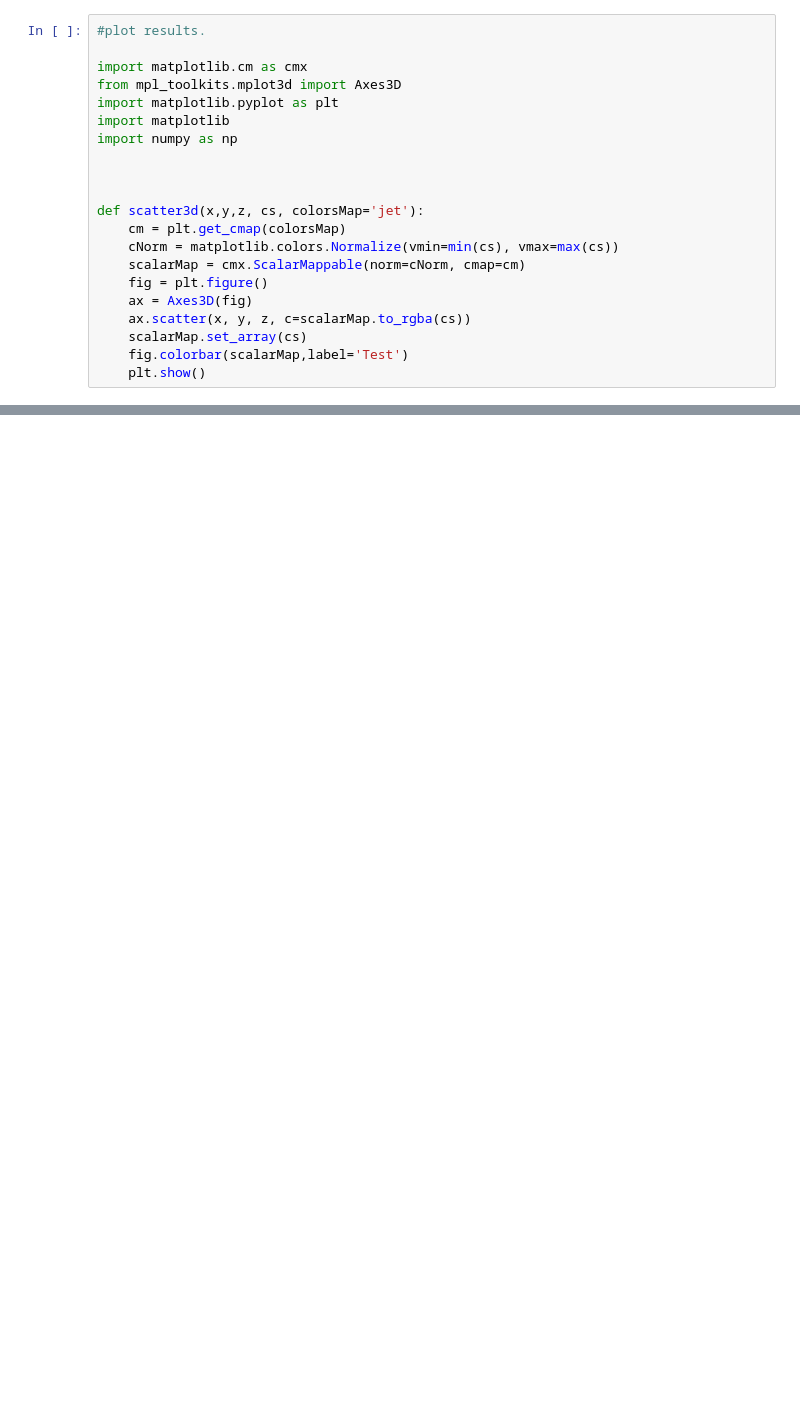
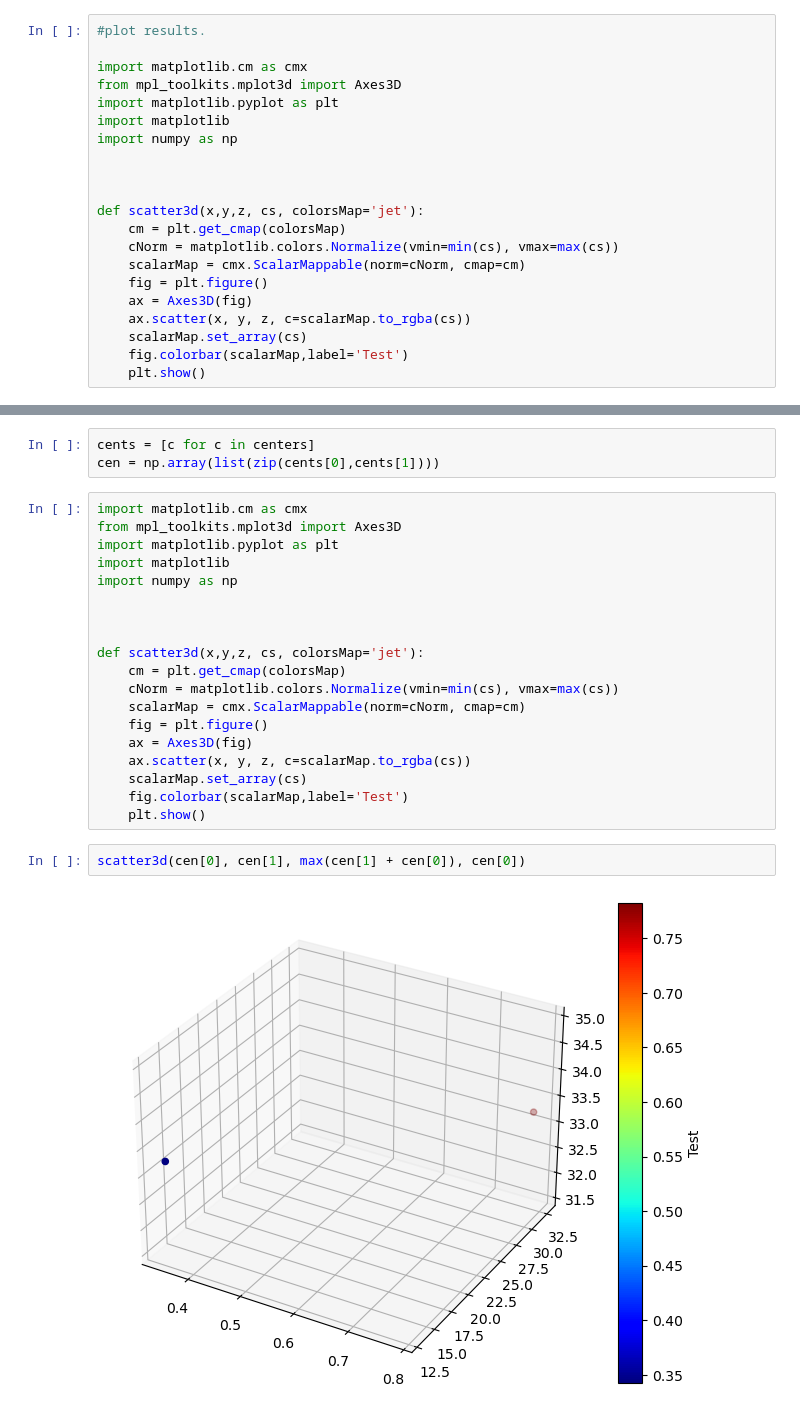
Before and after one commit to Thabetten/fmri, a Jupyter notebook: fmri_spark_initial.ipynb, the cells around one changed output, grey strips where cells are left out. Drawn from its saved outputs; the diff is of its cells as text; blank space fills up the shorter version.

```diff
--- a/fmri_spark_initial.ipynb
+++ b/fmri_spark_initial.ipynb
@@ -230,0 +265,26 @@ scatter3d(cen[1], cen[2], cen[3] ,cen[0])
+# %%
+cents = [c for c in centers]
+cen = np.array(list(zip(cents[0],cents[1])))
+# %%
+import matplotlib.cm as cmx
+from mpl_toolkits.mplot3d import Axes3D
+import matplotlib.pyplot as plt
+import matplotlib
+import numpy as np
+
+
+
+def scatter3d(x,y,z, cs, colorsMap='jet'):
+    cm = plt.get_cmap(colorsMap)
+    cNorm = matplotlib.colors.Normalize(vmin=min(cs), vmax=max(cs))
+    scalarMap = cmx.ScalarMappable(norm=cNorm, cmap=cm)
+    fig = plt.figure()
+    ax = Axes3D(fig)
+    ax.scatter(x, y, z, c=scalarMap.to_rgba(cs))
+    scalarMap.set_array(cs)
+    fig.colorbar(scalarMap,label='Test')
+    plt.show()
+# %%
+scatter3d(cen[0], cen[1], max(cen[1] + cen[0]), cen[0])
+# %% [output]
+[figure, added]
```
Also changed, not shown: parts of 10 cells of this notebook, 1 other file.
